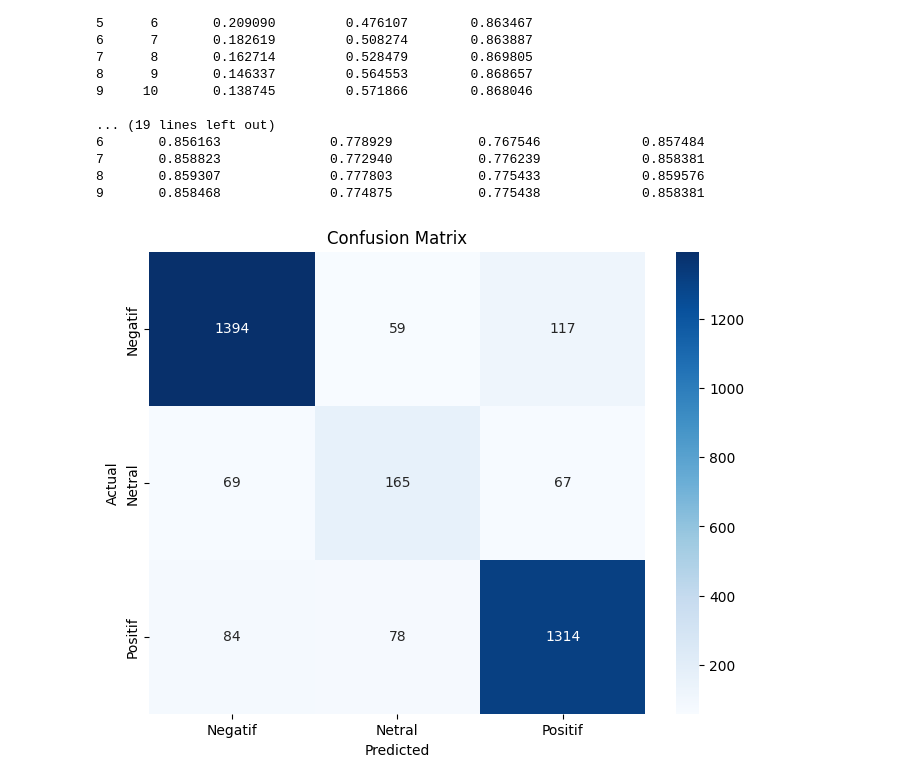
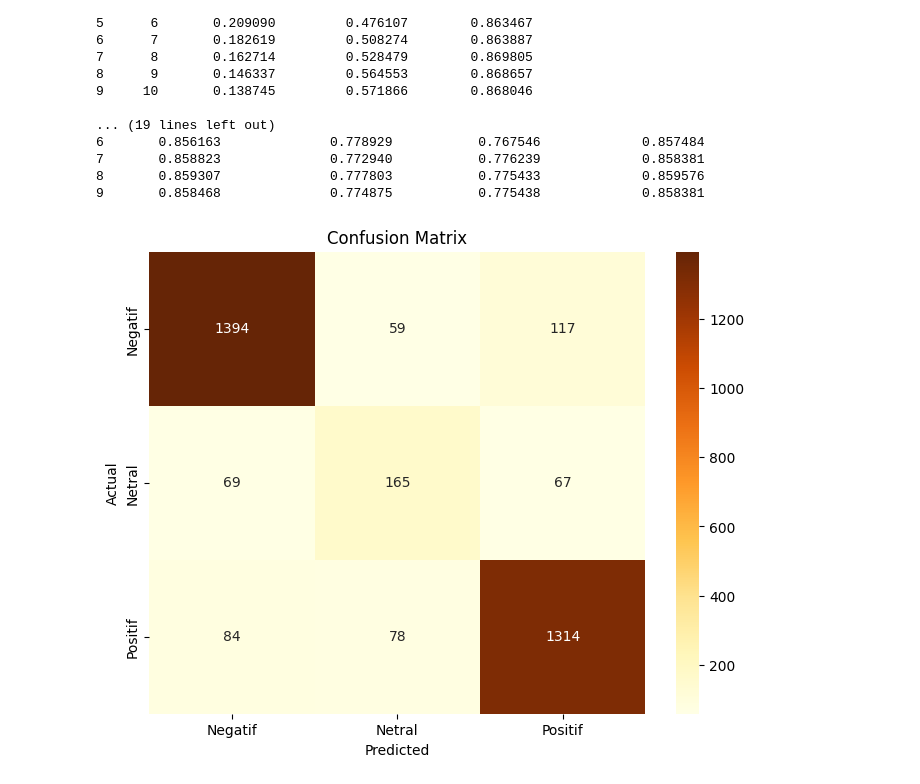
Before and after one commit to dinianggraini13/SKRIPSI, a Jupyter notebook: IMPLEMENTASI_BERT_(1).ipynb, the cells around one changed output. Cells and saved outputs as stored; diff of their text form; code cells hidden in the pictures.

```diff
--- a/IMPLEMENTASI_BERT_(1).ipynb
+++ b/IMPLEMENTASI_BERT_(1).ipynb
@@ -699,23 +701,23 @@ print(df)
 # %%
 from sklearn.metrics import confusion_matrix
 import seaborn as sns
 import matplotlib.pyplot as plt
 
 # Evaluasi model pada data uji
 test_loss, test_predictions, test_true_vals = evaluate_test(dataloader_test)
 
 # Membuat confusion matrix
 confusion = confusion_matrix(test_true_vals, test_predictions.argmax(axis=1))
 
 # Daftar label kelas
 class_labels = ["Negatif", "Netral", "Positif"]
 
 # Membuat heatmap dari confusion matrix
 plt.figure(figsize=(8, 6))
-sns.heatmap(confusion, annot=True, fmt='d', cmap='Blues', xticklabels=class_labels, yticklabels=class_labels)
+sns.heatmap(confusion, annot=True, fmt='d', cmap='YlOrBr', xticklabels=class_labels, yticklabels=class_labels)
 plt.xlabel('Predicted')
 plt.ylabel('Actual')
 plt.title('Confusion Matrix')
 plt.show()
 # %% [output]
-[figure, old version]
+[figure, new version]
```
Also changed, not shown: parts of 1 cell of this notebook.
